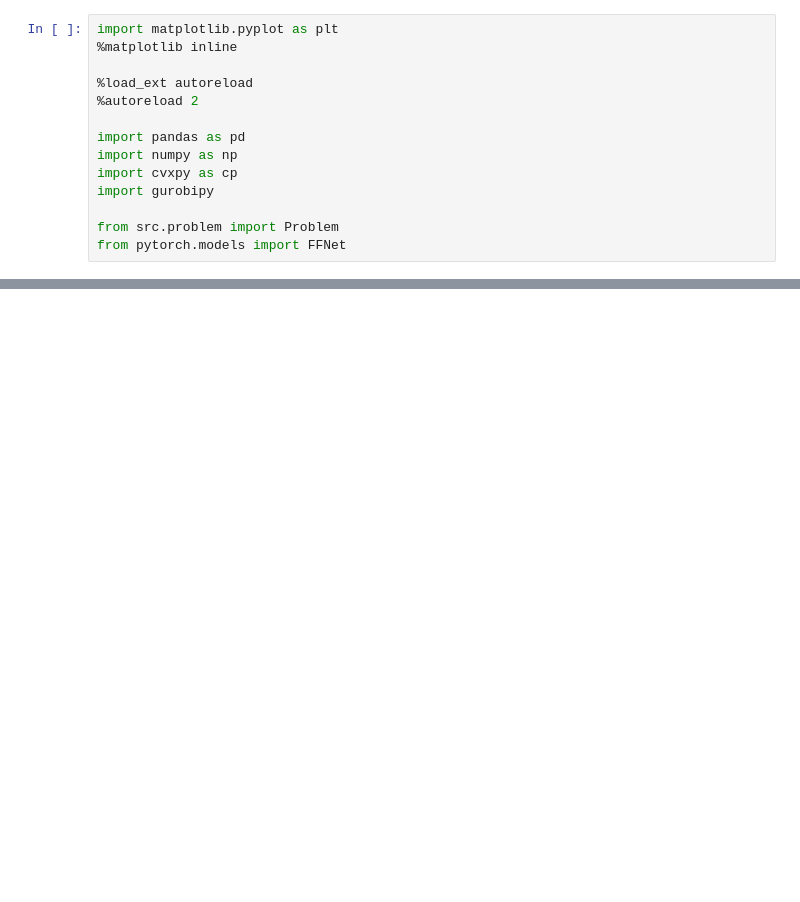
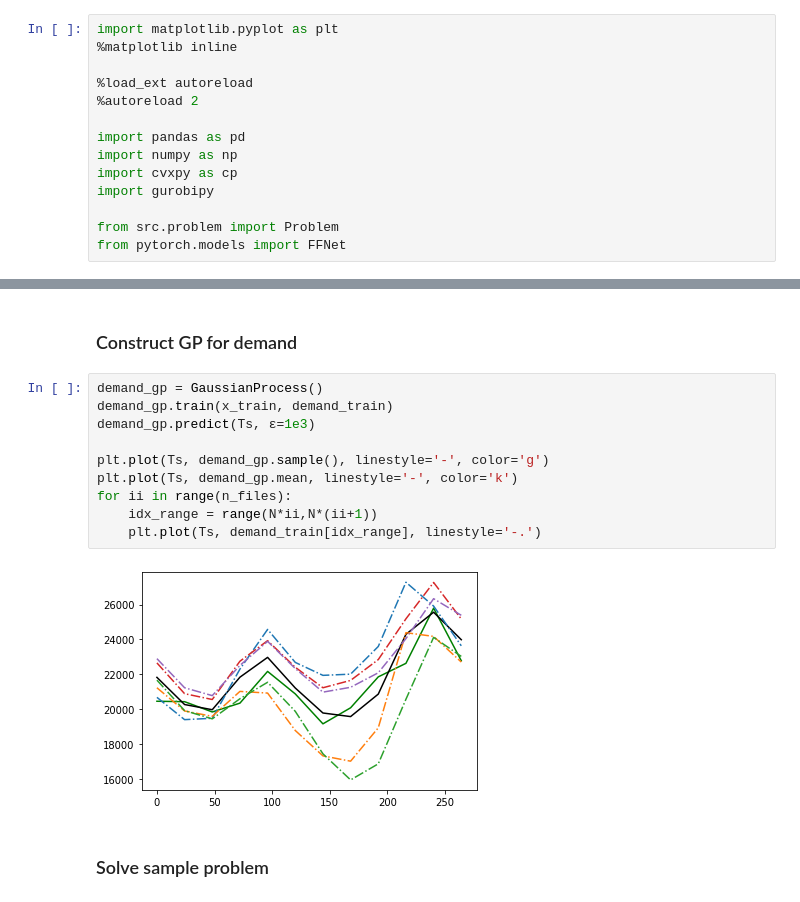
Before and after one commit to acauligi/energy291-project, a Jupyter notebook: data_generation.ipynb, the cells around one changed output, grey strips where cells are left out. Drawn from its saved outputs; the diff is of its cells as text; blank space fills up the shorter version.

```diff
--- a/data_generation.ipynb
+++ b/data_generation.ipynb
@@ -59,0 +96,16 @@ hour_ahead_forecast = demand_df.iloc[1].values[1:-1][Ts].astype(float)
+# %% [markdown]
+### Construct GP for demand
+# %%
+demand_gp = GaussianProcess()
+demand_gp.train(x_train, demand_train)
+demand_gp.predict(Ts, ε=1e3)
+
+plt.plot(Ts, demand_gp.sample(), linestyle='-', color='g')
+plt.plot(Ts, demand_gp.mean, linestyle='-', color='k')
+for ii in range(n_files):
+    idx_range = range(N*ii,N*(ii+1))
+    plt.plot(Ts, demand_train[idx_range], linestyle='-.')
+# %% [output]
+[figure, added]
+# %% [markdown]
+### Solve sample problem
```
Also changed, not shown: parts of 10 cells of this notebook, 3 other files.
